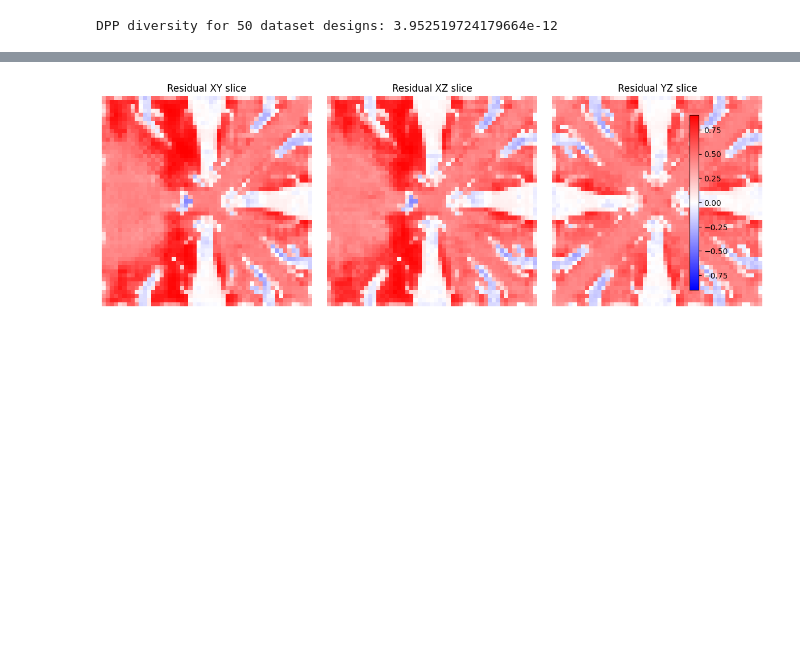
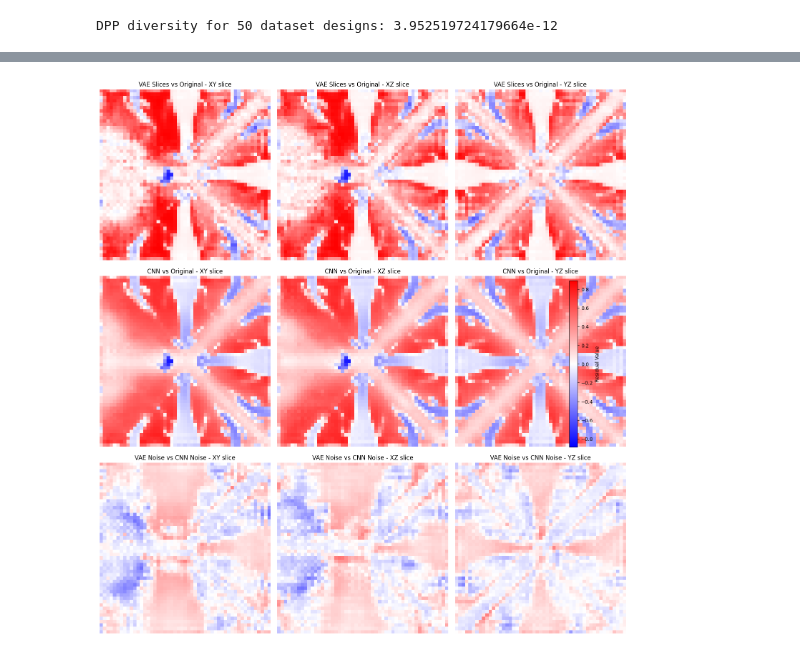
Before and after one commit to Psych17101/EngiOpt, a Jupyter notebook: engiopt/cgan_vae/sample_script.ipynb, the cells around one changed output, grey strips where cells are left out. Drawn from its saved outputs; the diff is of its cells as text; code cells hidden in the pictures; blank space fills up the shorter version.

```diff
--- a/engiopt/cgan_vae/sample_script.ipynb
+++ b/engiopt/cgan_vae/sample_script.ipynb
@@ -68,7 +105,7 @@ slices = slices.reshape(-1, 1, H, W)  # (n_slices, 1, H, W)
 with th.no_grad():
     mu, logvar = encoder(slices)
     mu = mu.mean(dim=0, keepdim=True)  # Mean pool over slices
-    z_encoded = mu  # Or use reparameterize(mu, logvar)
+    z_encoded = reparameterize(mu,logvar)  # Or use reparameterize(mu, logvar)
 # %%
 # Choose a condition (example: [0.5, 0.5])
 cond = th.tensor([[0.5, 0.5]], dtype=th.float32).to(device)
@@ -98,9 +149,15 @@ print(f"DPP diversity for {n_examples} dataset designs: {dpp_value}")
 # %% [output]
 DPP diversity for 50 dataset designs: 3.952519724179664e-12
 # %%
-# Plot central slices for comparison
-fig, axes = plt.subplots(2, 3, figsize=(12, 8))
-for i, vol in enumerate([gen_from_slices_np, gen_from_noise_np]):
+# Plot central slices for comparison - All generators
+fig, axes = plt.subplots(3,3, figsize=(12, 10))
+volumes_and_labels = [
+    (gen_from_slices_np, "VAE from slices"),
+    (gen_from_noise_np, "VAE from noise"),
+    (gen_from_cnn_noise_np, "CNN from noise")
+]
+
+for i, (vol, label) in enumerate(volumes_and_labels):
     vol = np.squeeze(vol)  # Remove leading singleton dimension if present
     d, h, w = vol.shape
     axes[i, 0].imshow(vol[d // 2, :, :], cmap="Reds_r")
@@ -109,8 +166,8 @@ for i, vol in enumerate([gen_from_slices_np, gen_from_noise_np]):
     axes[i, 1].set_title("XZ slice")
     axes[i, 2].imshow(vol[:, :, w // 2], cmap="Reds_r")
     axes[i, 2].set_title("YZ slice")
-axes[0, 0].set_ylabel("From slices")
-axes[1, 0].set_ylabel("From noise")
+    axes[i, 0].set_ylabel(label)
+
 plt.tight_layout()
 plt.show()
 # %% [output]
@@ -181,19 +278,53 @@ residuals_vol = gen_cropped_vol_slices - orig_vol
 # %%
-# Plot central slices for comparison
-fig, axes = plt.subplots(1, 3, figsize=(12, 4))
-axes[0].imshow(residuals_vol[25, :, :], cmap="bwr", vmin=-np.max(np.abs(residuals_vol)), vmax=np.max(np.abs(residuals_vol)))
-axes[0].set_title("Residual XY slice")
-axes[1].imshow(residuals_vol[:, 25, :], cmap="bwr", vmin=-np.max(np.abs(residuals_vol)), vmax=np.max(np.abs(residuals_vol)))
-axes[1].set_title("Residual XZ slice")
-axes[2].imshow(residuals_vol[:, :, 25], cmap="bwr", vmin=-np.max(np.abs(residuals_vol)), vmax=np.max(np.abs(residuals_vol)))
-axes[2].set_title("Residual YZ slice")
-im = axes[0].imshow(residuals_vol[25, :, :], cmap="bwr", vmin=-np.max(np.abs(residuals_vol)), vmax=np.max(np.abs(residuals_vol)))
-fig.colorbar(im, ax=axes, orientation='vertical', fraction=0.025, pad=0.04)
-for ax in axes:
-    ax.axis('off')
+# Comprehensive Residual Visualization - VAE vs CNN Generators
+fig, axes = plt.subplots(3, 3, figsize=(15, 16))
+
+# Select key residuals for visualization
+residuals_list = [
+    residuals_2_vae_slices_vs_original,  # VAE reconstruction
+    residuals_4_cnn_vs_original,         # CNN reconstruction
+    residuals_6_vae_noise_vs_cnn_noise   # VAE vs CNN random generation
+]
+
+titles = [
+    "VAE Slices vs Original",
+    "CNN vs Original",
+    "VAE Noise vs CNN Noise"
+]
+
+descriptions = [
+    "VAE reconstruction quality",
+    "CNN reconstruction quality",
+    "Random generation comparison"
+]
+
+for row, (residuals, title, desc) in enumerate(zip(residuals_list, titles, descriptions)):
+    # Get the maximum absolute value for consistent colorbar scaling
+    vmax = np.max(np.abs(residuals))
+
+    # XY slice (central)
+    axes[row, 0].imshow(residuals[25, :, :], cmap="bwr", vmin=-vmax, vmax=vmax)
+    axes[row, 0].set_title(f"{title} - XY slice")
+    axes[row, 0].axis("off")
+
+    # XZ slice (central)
+    axes[row, 1].imshow(residuals[:, 25, :], cmap="bwr", vmin=-vmax, vmax=vmax)
+    axes[row, 1].set_title(f"{title} - XZ slice")
+    axes[row, 1].axis("off")
+
+    # YZ slice (central)
+    im = axes[row, 2].imshow(residuals[:, :, 25], cmap="bwr", vmin=-vmax, vmax=vmax)
+    axes[row, 2].set_title(f"{title} - YZ slice")
+    axes[row, 2].axis("off")
+
+    # Add description as ylabel
+    axes[row, 0].set_ylabel(f"{desc}\n({title})", fontsize=9, rotation=90, labelpad=60)
+
+# Add a single colorbar for the entire figure
+fig.colorbar(im, ax=axes, orientation="vertical", fraction=0.02, pad=0.04, label="Residual Value")
+
 plt.tight_layout()
 plt.show()
-# Add colorbar to the residual plots
 # %% [output]
-[figure, old version]
+[figure, new version]
 # %%
```
Also changed, not shown: parts of 13 cells of this notebook, 6 other files.
